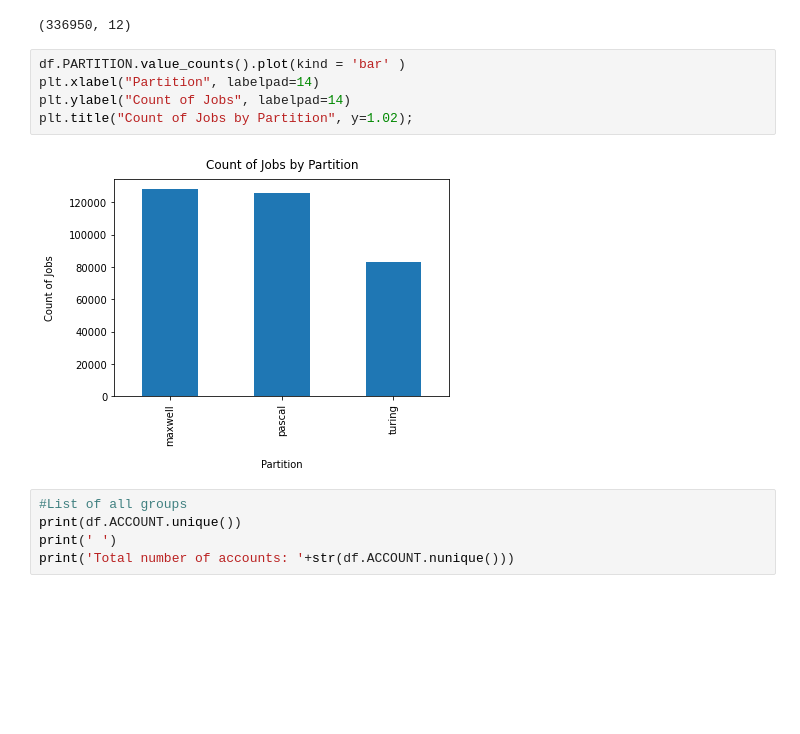
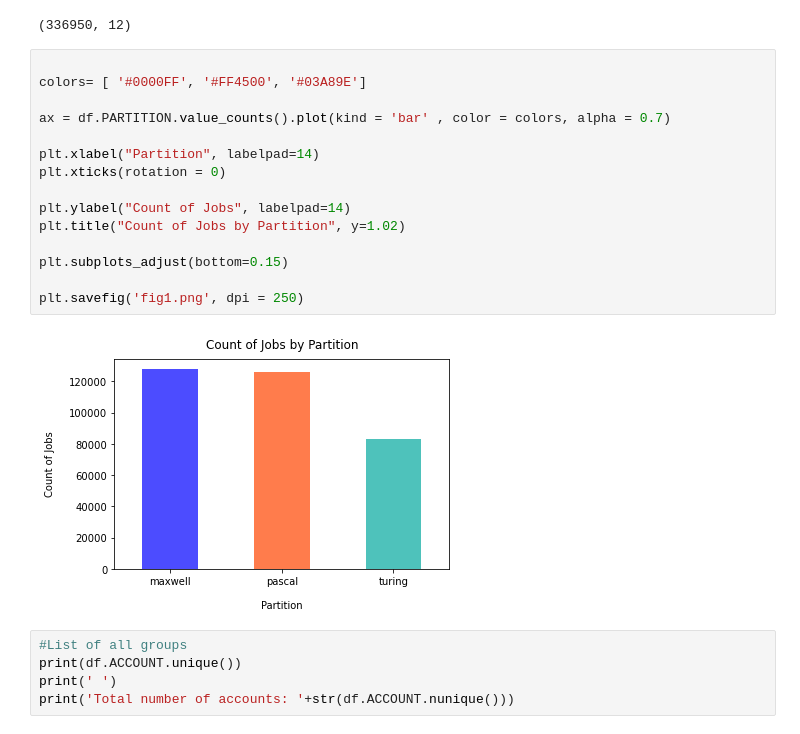
Before and after one commit to essetetsahai/accre_project-jolly_ranchers, a Jupyter notebook: notebook/accre_et_10_29.ipynb, the cells around one changed output. Saved outputs shown, nothing was run; the diff lists cells and outputs as text; blank space fills up the shorter version.

```diff
--- a/notebook/accre_et_10_29.ipynb
+++ b/notebook/accre_et_10_29.ipynb
@@ -22,12 +22,22 @@ df.shape
 # %% [output]
 (336950, 12)
 # %%
-df.PARTITION.value_counts().plot(kind = 'bar' )
+
+colors= [ '#0000FF', '#FF4500', '#03A89E']
+
+ax = df.PARTITION.value_counts().plot(kind = 'bar' , color = colors, alpha = 0.7)
+
 plt.xlabel("Partition", labelpad=14)
+plt.xticks(rotation = 0)
+
 plt.ylabel("Count of Jobs", labelpad=14)
-plt.title("Count of Jobs by Partition", y=1.02);
+plt.title("Count of Jobs by Partition", y=1.02)
+
+plt.subplots_adjust(bottom=0.15)
+
+plt.savefig('fig1.png', dpi = 250)
 # %% [output]
-[figure, old version]
+[figure, new version]
 # %%
 #List of all groups
 print(df.ACCOUNT.unique())
```
Also changed, not shown: parts of 89 cells of this notebook.
